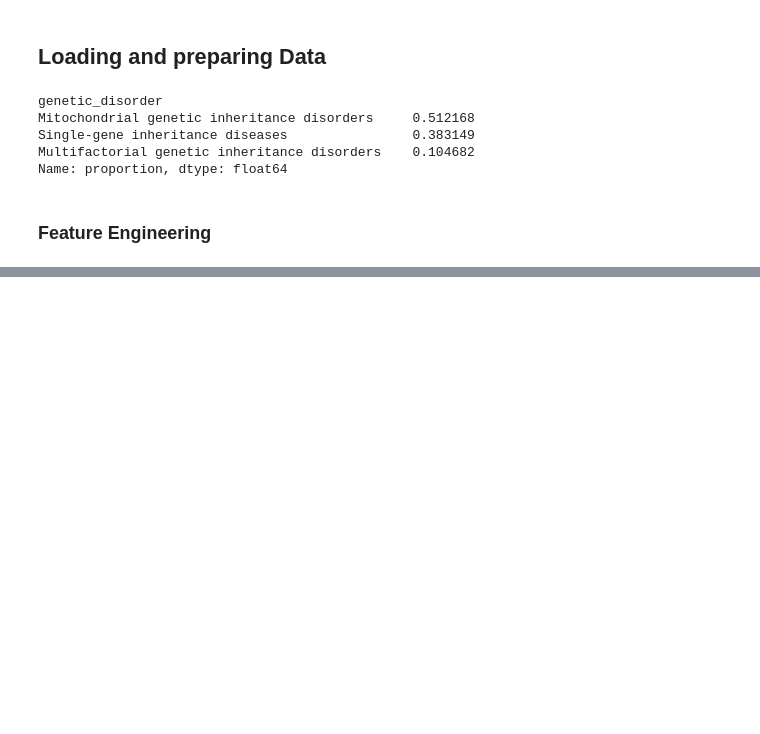
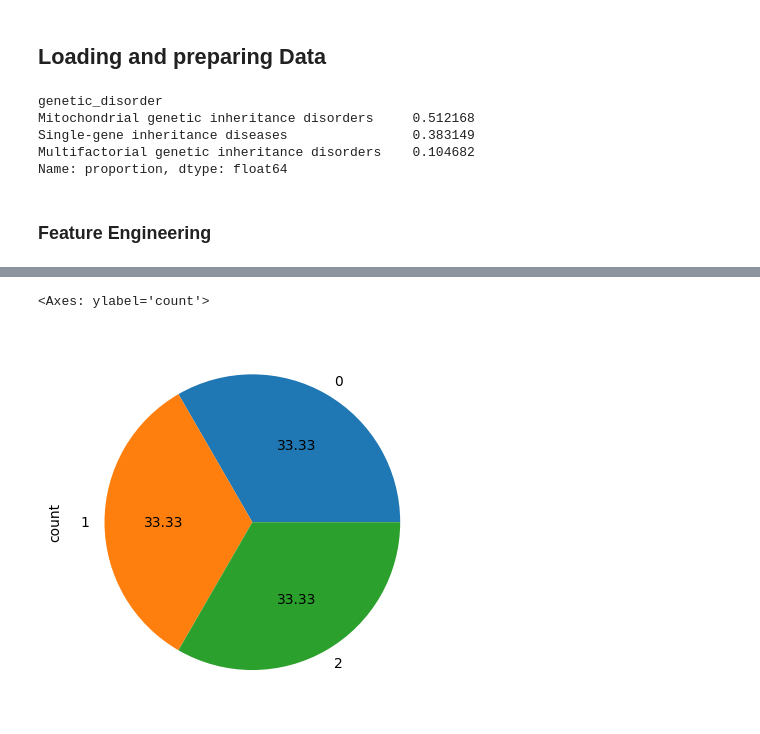
Before and after one commit to Mohittiwari23/Genetic_Disorder_Predictor-GUI, a Jupyter notebook: model.ipynb, the cells around one changed output, grey strips where cells are left out. Saved outputs shown, nothing was run; the diff lists cells and outputs as text; code cells hidden in the pictures; blank space fills up the shorter version.

```diff
--- a/model.ipynb
+++ b/model.ipynb
@@ -108,3 +134,10 @@ df_final = pd.concat([df.drop(columns=['age_group']).reset_index(drop=True), enc
+# %%
+sm = SMOTE(random_state=42)
+X_res,y_res = sm.fit_resample(X,y)
+y_res.value_counts().plot.pie(autopct='%.2f')
+# %% [output]
+<Axes: ylabel='count'>
+[figure, added]
 # %%
 corr_matrix = df_final.corr()
 print("Correlation Matrix:\n", corr_matrix)
```
Also changed, not shown: parts of 41 cells of this notebook, 10 other files.
